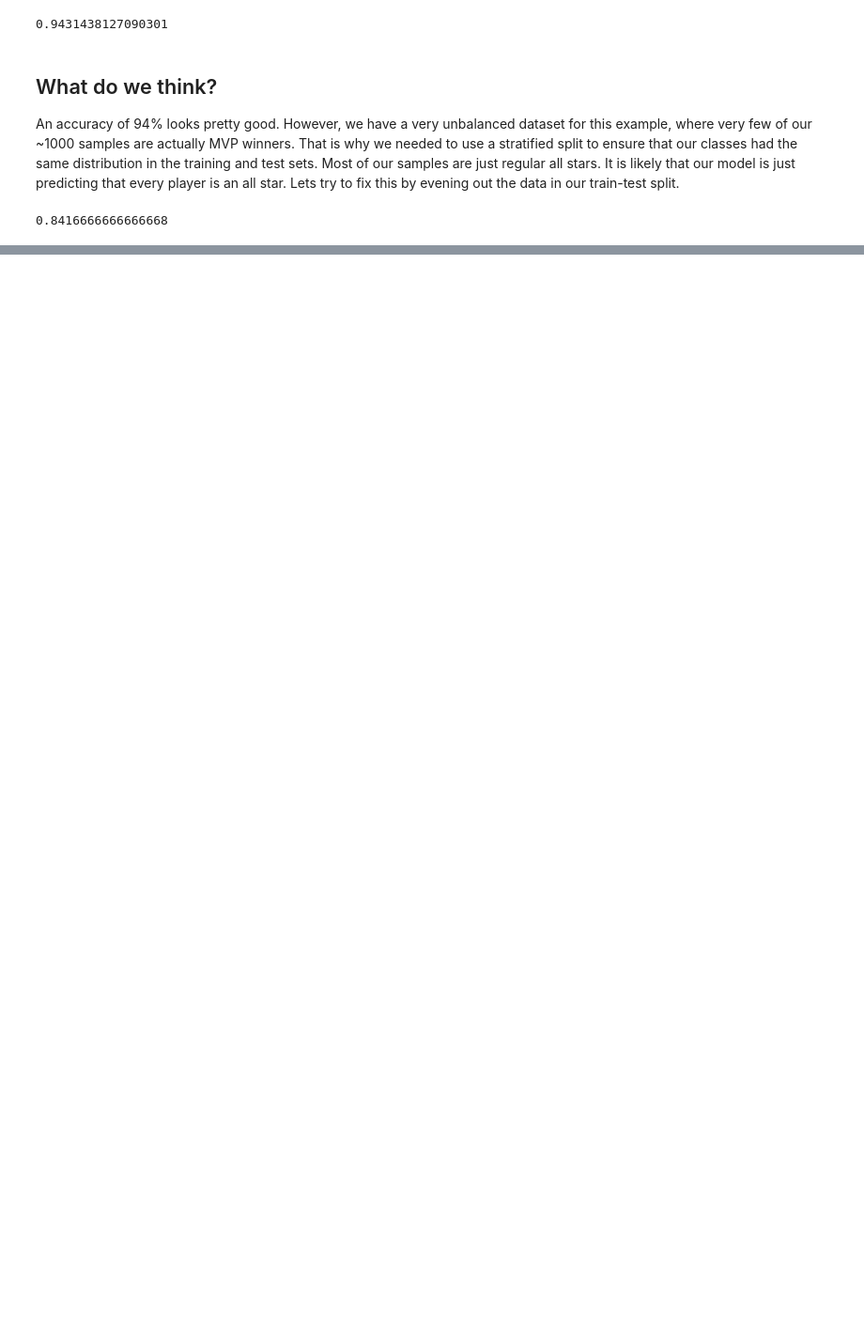
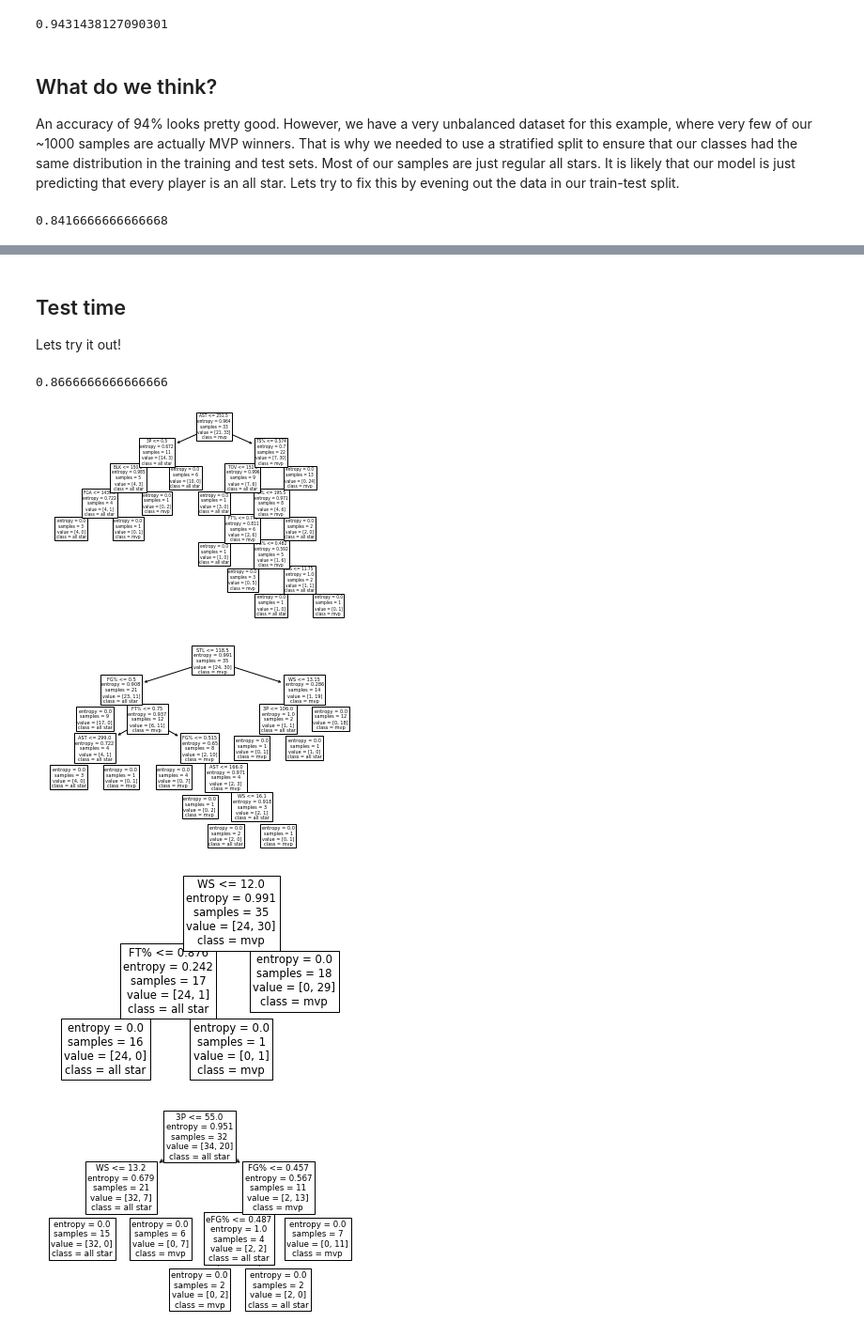
Before and after one commit to baldwinj30/rf-mvp, a Jupyter notebook: RandomForest.ipynb, the cells around one changed output, grey strips where cells are left out. Shown: that part at 94% size. Drawn from its saved outputs; the diff is of its cells as text; code cells hidden in the pictures; blank space fills up the shorter version.

```diff
--- a/RandomForest.ipynb
+++ b/RandomForest.ipynb
@@ -89,0 +86,6 @@ This example will classify the league MVP from a pool of all-stars, using data f
+# %%
+# Visualize
+from sklearn.tree import plot_tree
+dt = DecisionTreeClassifier(criterion='entropy')
+dt.fit(train_df, train_label)
+out = plot_tree(dt, feature_names=features, class_names=['all star', 'mvp'])
@@ -89,0 +104,37 @@ This example will classify the league MVP from a pool of all-stars, using data f
+# %% [markdown]
+## Test time
+
+Lets try it out!
+# %%
+from sklearn.ensemble import RandomForestClassifier
+def train_test_rf():
+    mvp_rf_classifier = RandomForestClassifier(n_estimators=10, criterion='entropy')
+    mvp_rf_classifier.fit(train_df, train_label)
+    return mvp_rf_classifier.score(test_df, test_label)
+
+accuracy_list = []
+for i in range(0, 10):
+    all_star_df = data_df[~mvp_bool].sample(number_mvp)
+    mvp_df = data_df[mvp_bool]
+    new_data_df = pd.concat((mvp_df, all_star_df), ignore_index=True)
+    train_df, test_df, train_label, test_label = train_test_split(new_data_df[features].astype(float), new_data_df['label'],
+                                                              train_size=0.7, stratify=new_data_df['label'])
+    accuracy = train_test_rf()
+    accuracy_list.append(accuracy)
+
+print(np.mean(accuracy_list))
+# %% [output]
+0.8666666666666666
+# %%
+# Visualize
+import matplotlib.pyplot as plt
+mvp_rf_classifier = RandomForestClassifier(n_estimators=10, criterion='entropy')
+mvp_rf_classifier.fit(train_df, train_label)
+for tree_in_forest in mvp_rf_classifier.estimators_:
+    plt.figure()
+    out = plot_tree(tree_in_forest, feature_names=features, class_names=['all star', 'mvp'])
+# %% [output]
+[figure, added]
+[figure, added]
+[figure, added]
+[figure, added]
```
Also changed, not shown: parts of 4 cells of this notebook, 1 other file.
